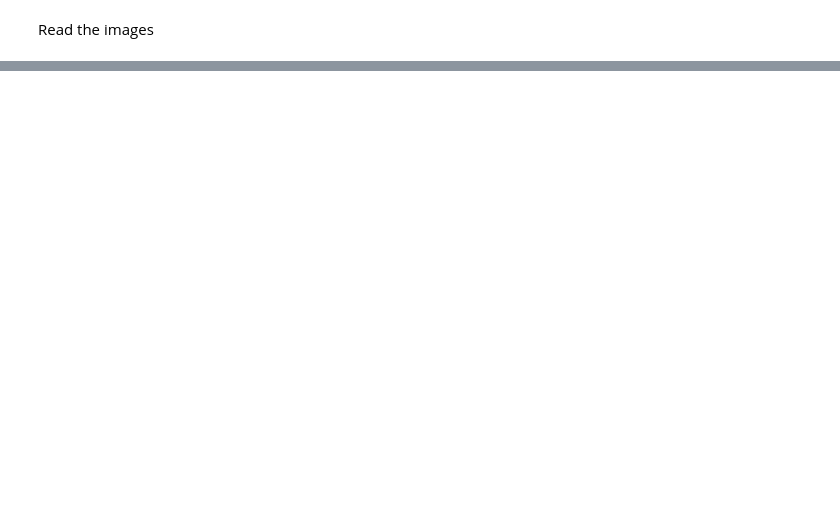
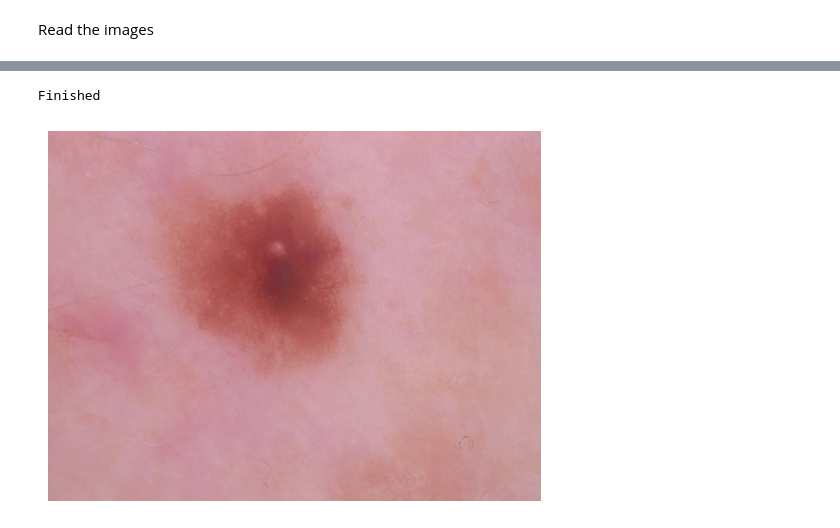
Before and after one commit to lui-alvarez/Melanoma-classification-using-machine-learning, a Jupyter notebook: notebooks/preprocessing.ipynb, the cells around one changed output, grey strips where cells are left out. Drawn from its saved outputs; the diff is of its cells as text; code cells hidden in the pictures; blank space fills up the shorter version.

```diff
--- a/notebooks/preprocessing.ipynb
+++ b/notebooks/preprocessing.ipynb
@@ -28,3 +54,51 @@ train_others = sorted(glob(str(TRAIN_PATH/'others/*')))
+# %%
+# Pre-processing
+
+features_dir = r'../output/features/'
+csv_filename = '2_features.csv'
+
+def display_img(image, gray=False):
+    if gray:
+        plt.imshow(image, cmap='gray')
+    else:
+        # plt.imshow(image)
+        plt.imshow(cv2.cvtColor(image, cv2.COLOR_BGR2RGB))
+    plt.axis('off')
+
+with open(os.path.join(features_dir, csv_filename), 'w', newline='') as csvfile:
+    writer = csv.writer(csvfile)
+
+    for index, image_path in enumerate(train_nevus):
+
+        # reading the image
+        image = cv2.imread(image_path,cv2.IMREAD_COLOR)
+
+        # 1. Copping black frame
+        image_without_black_frame, _ = preprocessor.crop_frame(image)
+
+        # 2. Resizing
+        image_resized = preprocessor.resize_images(image_without_black_frame, preserve_ratio=True)
+
+        # 3. Removing hair
+        image_without_hair = preprocessor.extract_hair(image_resized)
+
+        # 4. Displaying result
+        display_img(image_without_hair)
+
+        # 5. Extracting features
+        feature_vector = feature_extractor.extract_color_features(image)
+
+        # print(feature_vector)
+        writer.writerow(feature_vector)
+
+
+
+        if index == 4:
+            print("Finished")
+            break
+# %% [output]
+Finished
+[figure, added]
 # %%
 # Image augmentation
 # 1. Create dataset class (DL)
```
Also changed, not shown: parts of 5 cells of this notebook, 5 other files.
